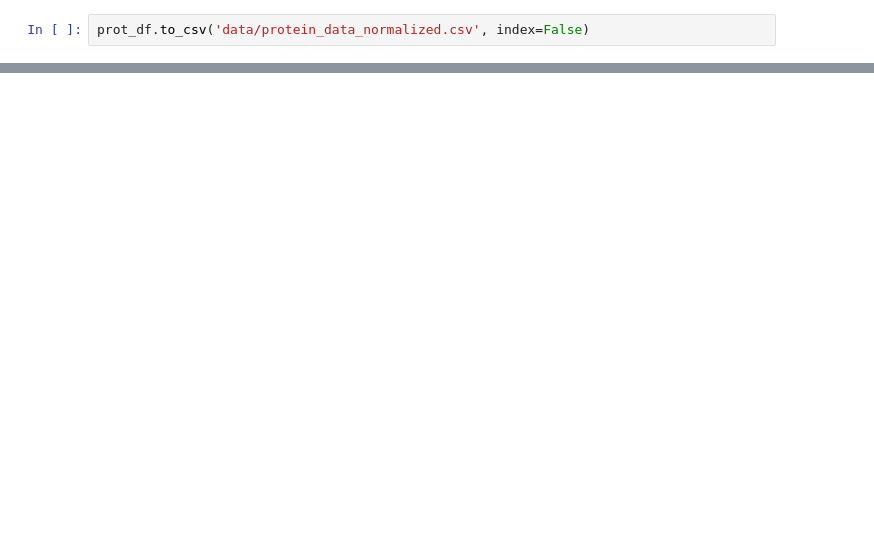
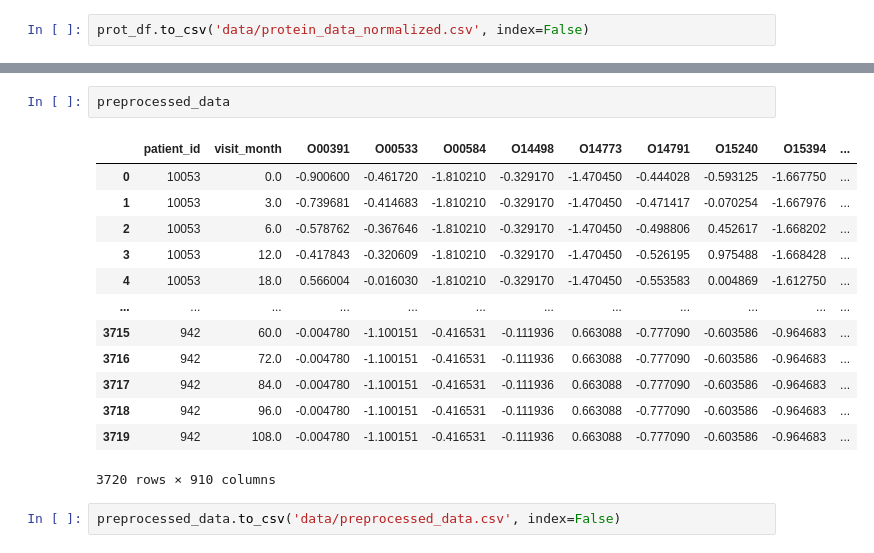
Before and after one commit to Nolasaurus/kaggle-amp-parkinsons, a Jupyter notebook: train_proteins.ipynb, the cells around one changed output, grey strips where cells are left out. Cells and saved outputs as stored; diff of their text form; blank space fills up the shorter version.

```diff
--- a/train_proteins.ipynb
+++ b/train_proteins.ipynb
@@ -140,0 +184,18 @@ temp
+# %%
+preprocessed_data
+# %% [output]
+|  | patient_id | visit_month | O00391 | O00533 | O00584 | O14498 | O14773 | O14791 | O15240 | O15394 | ... |
+| 0 | 10053 | 0.0 | -0.900600 | -0.461720 | -1.810210 | -0.329170 | -1.470450 | -0.444028 | -0.593125 | -1.667750 | ... |
+| 1 | 10053 | 3.0 | -0.739681 | -0.414683 | -1.810210 | -0.329170 | -1.470450 | -0.471417 | -0.070254 | -1.667976 | ... |
+| 2 | 10053 | 6.0 | -0.578762 | -0.367646 | -1.810210 | -0.329170 | -1.470450 | -0.498806 | 0.452617 | -1.668202 | ... |
+| 3 | 10053 | 12.0 | -0.417843 | -0.320609 | -1.810210 | -0.329170 | -1.470450 | -0.526195 | 0.975488 | -1.668428 | ... |
+| 4 | 10053 | 18.0 | 0.566004 | -0.016030 | -1.810210 | -0.329170 | -1.470450 | -0.553583 | 0.004869 | -1.612750 | ... |
+| ... | ... | ... | ... | ... | ... | ... | ... | ... | ... | ... | ... |
+| 3715 | 942 | 60.0 | -0.004780 | -1.100151 | -0.416531 | -0.111936 | 0.663088 | -0.777090 | -0.603586 | -0.964683 | ... |
+| 3716 | 942 | 72.0 | -0.004780 | -1.100151 | -0.416531 | -0.111936 | 0.663088 | -0.777090 | -0.603586 | -0.964683 | ... |
+| 3717 | 942 | 84.0 | -0.004780 | -1.100151 | -0.416531 | -0.111936 | 0.663088 | -0.777090 | -0.603586 | -0.964683 | ... |
+| 3718 | 942 | 96.0 | -0.004780 | -1.100151 | -0.416531 | -0.111936 | 0.663088 | -0.777090 | -0.603586 | -0.964683 | ... |
+| 3719 | 942 | 108.0 | -0.004780 | -1.100151 | -0.416531 | -0.111936 | 0.663088 | -0.777090 | -0.603586 | -0.964683 | ... |
+3720 rows × 910 columns
+# %%
+preprocessed_data.to_csv('data/preprocessed_data.csv', index=False)
```
Also changed, not shown: parts of 14 cells of this notebook, 1 other file.
